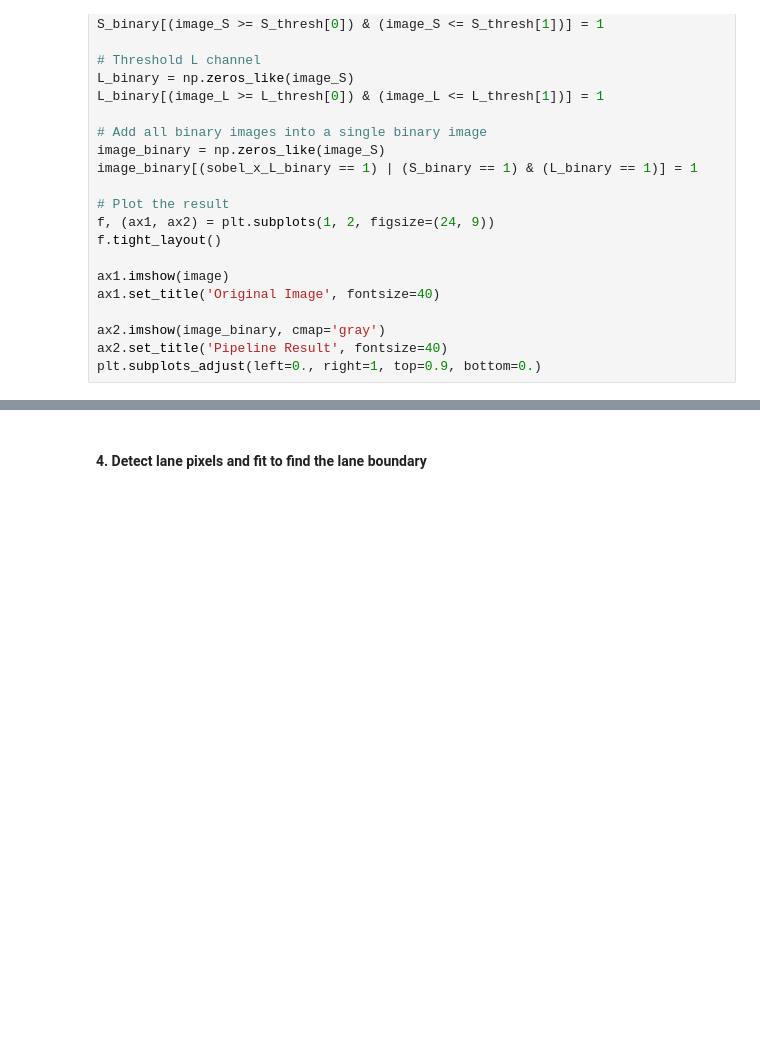
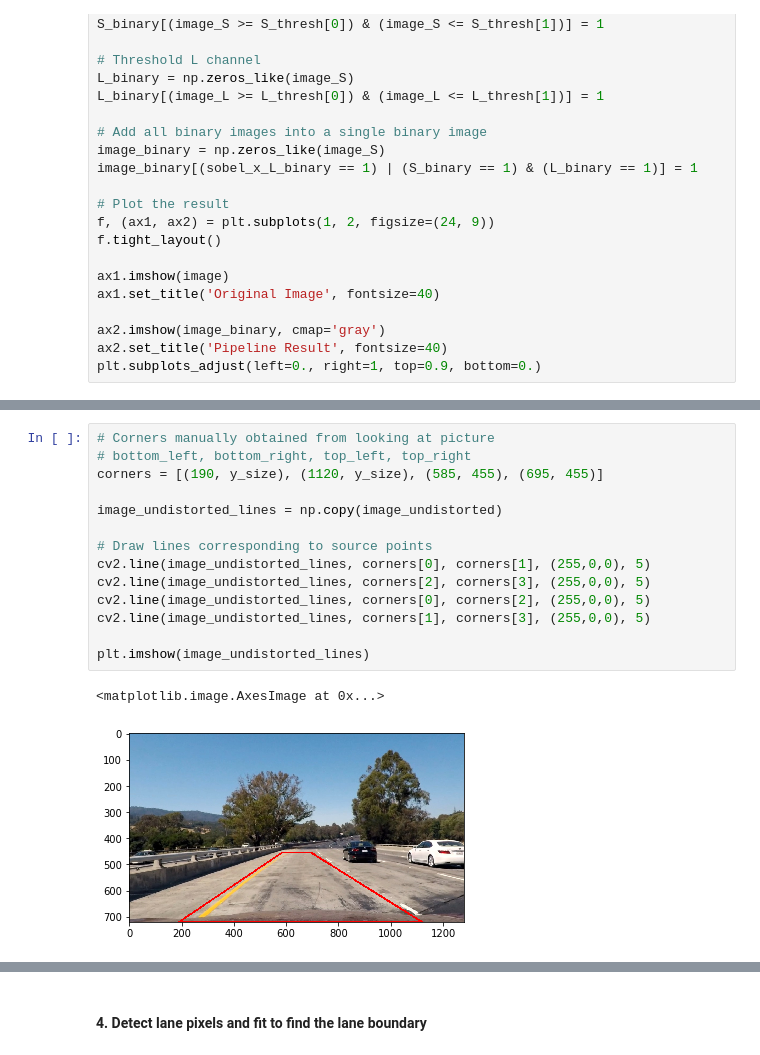
Before and after one commit to ninemillionbicycles/CarND-AdvancedLaneLines-P2, a Jupyter notebook: P2.ipynb, the cells around one changed output, grey strips where cells are left out. Saved outputs shown, nothing was run; the diff lists cells and outputs as text; blank space fills up the shorter version.

```diff
--- a/P2.ipynb
+++ b/P2.ipynb
@@ -317,0 +330,17 @@ plt.subplots_adjust(left=0., right=1, top=0.9, bottom=0.)
+# %%
+# Corners manually obtained from looking at picture
+# bottom_left, bottom_right, top_left, top_right
+corners = [(190, y_size), (1120, y_size), (585, 455), (695, 455)]
+
+image_undistorted_lines = np.copy(image_undistorted)
+
+# Draw lines corresponding to source points
+cv2.line(image_undistorted_lines, corners[0], corners[1], (255,0,0), 5)
+cv2.line(image_undistorted_lines, corners[2], corners[3], (255,0,0), 5)
+cv2.line(image_undistorted_lines, corners[0], corners[2], (255,0,0), 5)
+cv2.line(image_undistorted_lines, corners[1], corners[3], (255,0,0), 5)
+
+plt.imshow(image_undistorted_lines)
+# %% [output]
+<matplotlib.image.AxesImage at 0x...>
+[figure, added]
```
Also changed, not shown: parts of 7 cells of this notebook, 39 other files.
